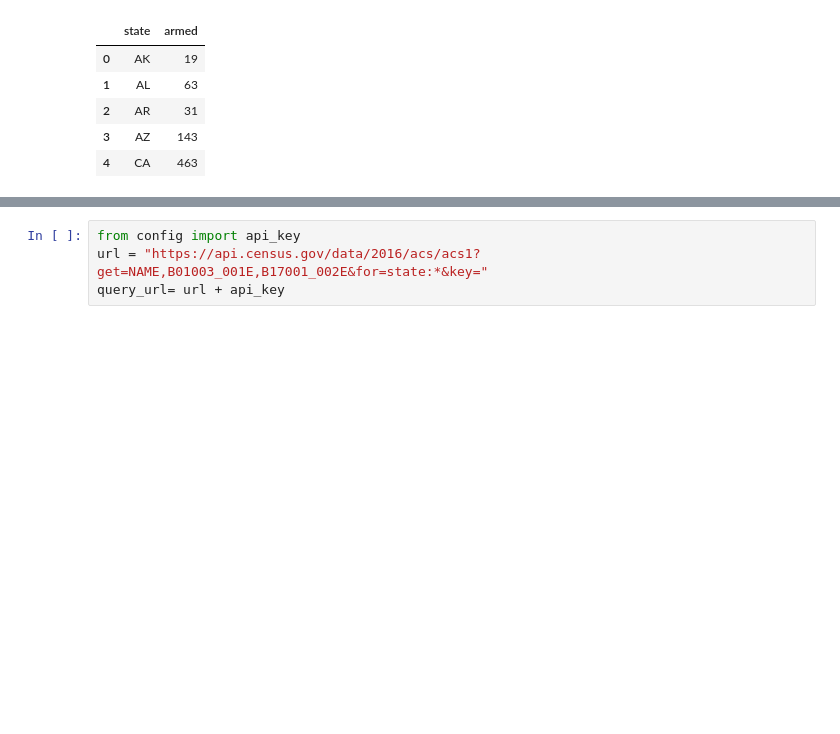
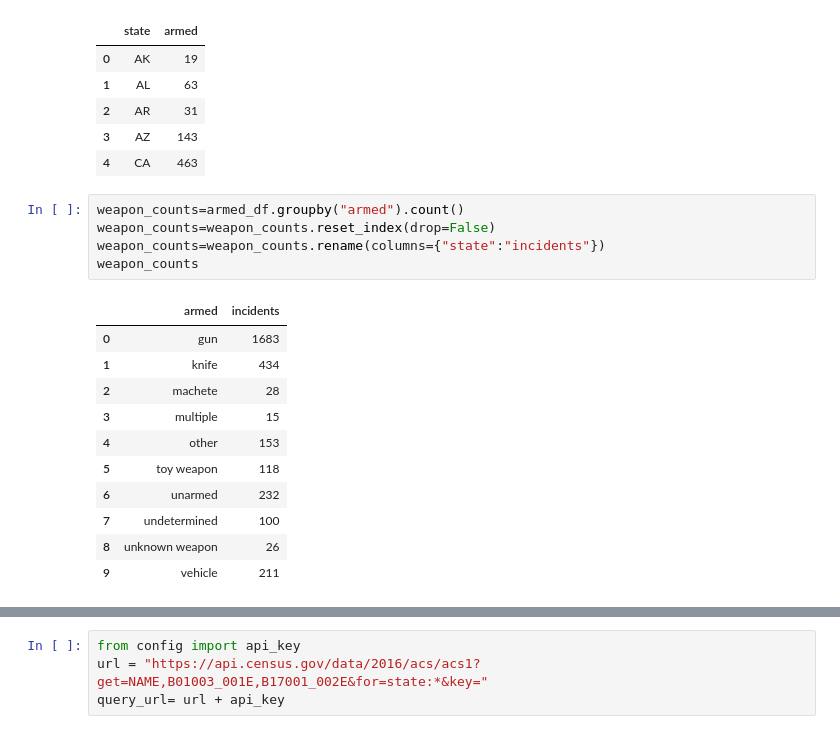
Before and after one commit to Sdailey40/CharlotteCrime, a Jupyter notebook: Project 1.ipynb, the cells around one changed output, grey strips where cells are left out. Saved outputs shown, nothing was run; the diff lists cells and outputs as text; blank space fills up the shorter version.

```diff
--- a/Project 1.ipynb
+++ b/Project 1.ipynb
@@ -82,3 +96,20 @@ state_counts.head()
 | 2 | AR | 31 |
 | 3 | AZ | 143 |
 | 4 | CA | 463 |
+# %%
+weapon_counts=armed_df.groupby("armed").count()
+weapon_counts=weapon_counts.reset_index(drop=False)
+weapon_counts=weapon_counts.rename(columns={"state":"incidents"})
+weapon_counts
+# %% [output]
+|  | armed | incidents |
+| 0 | gun | 1683 |
+| 1 | knife | 434 |
+| 2 | machete | 28 |
+| 3 | multiple | 15 |
+| 4 | other | 153 |
+| 5 | toy weapon | 118 |
+| 6 | unarmed | 232 |
+| 7 | undetermined | 100 |
+| 8 | unknown weapon | 26 |
+| 9 | vehicle | 211 |
```
Also changed, not shown: parts of 3 cells of this notebook, 1 other file.
